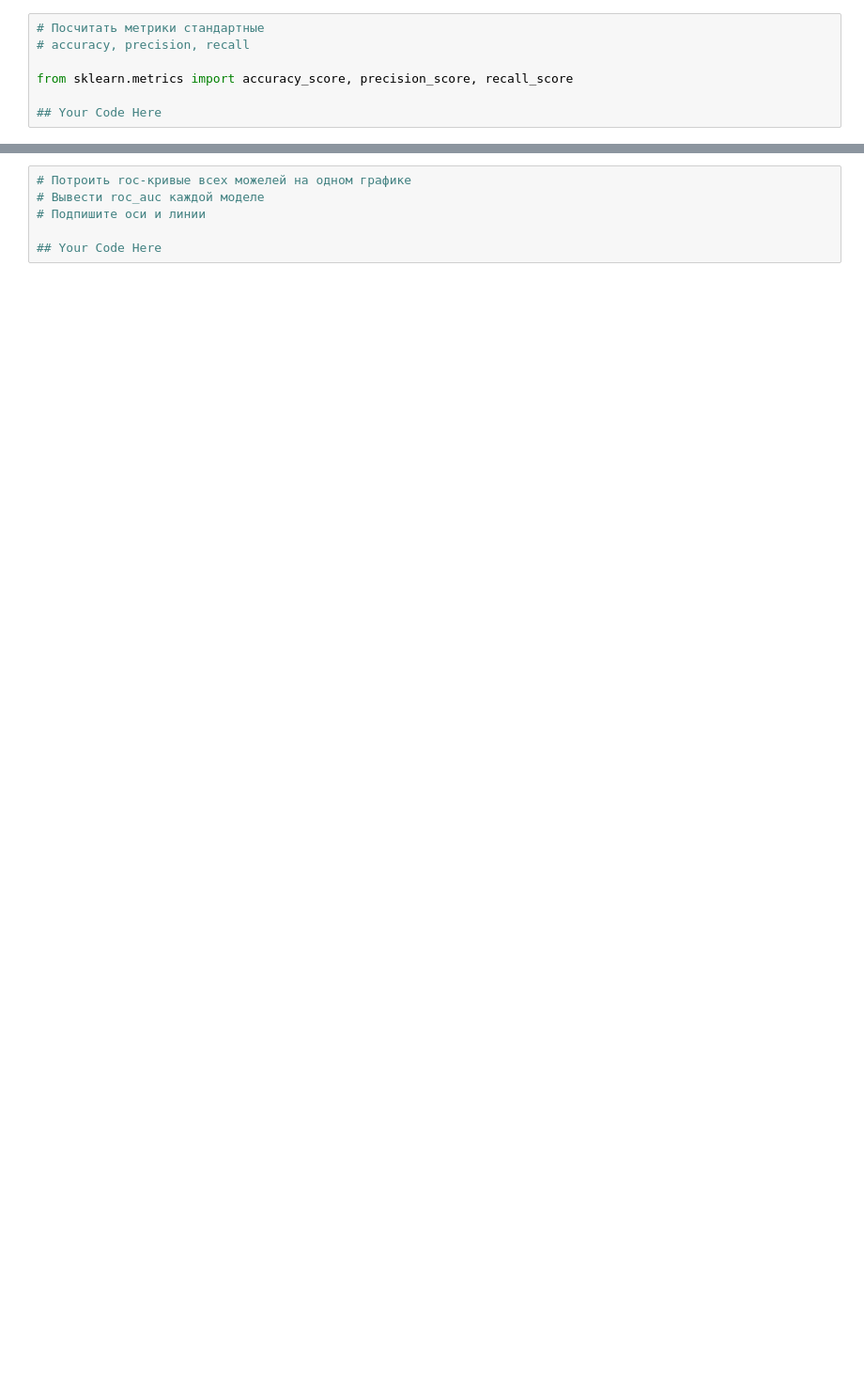
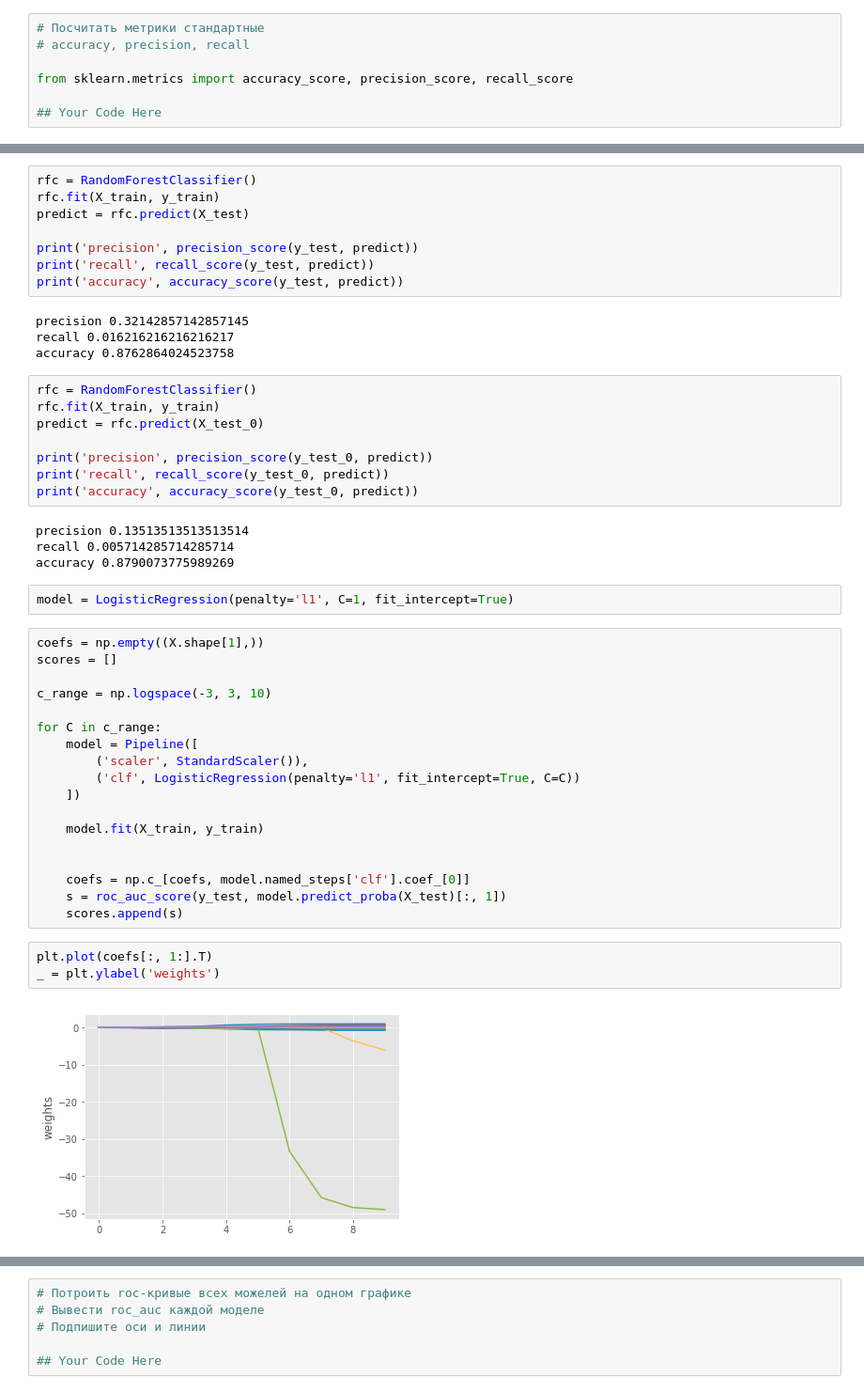
Before and after one commit to maxxvolny/sfml, a Jupyter notebook: hw2-task.ipynb, the cells around one changed output, grey strips where cells are left out. Shown: that part at 94% size. Saved outputs shown, nothing was run; the diff lists cells and outputs as text; blank space fills up the shorter version.

```diff
--- a/hw2-task.ipynb
+++ b/hw2-task.ipynb
@@ -363,0 +632,49 @@ from sklearn.metrics import accuracy_score, precision_score, recall_score
+# %%
+rfc = RandomForestClassifier()
+rfc.fit(X_train, y_train)
+predict = rfc.predict(X_test)
+
+print('precision', precision_score(y_test, predict))
+print('recall', recall_score(y_test, predict))
+print('accuracy', accuracy_score(y_test, predict))
+# %% [output]
+precision 0.32142857142857145
+recall 0.016216216216216217
+accuracy 0.8762864024523758
+# %%
+rfc = RandomForestClassifier()
+rfc.fit(X_train, y_train)
+predict = rfc.predict(X_test_0)
+
+print('precision', precision_score(y_test_0, predict))
+print('recall', recall_score(y_test_0, predict))
+print('accuracy', accuracy_score(y_test_0, predict))
+# %% [output]
+precision 0.13513513513513514
+recall 0.005714285714285714
+accuracy 0.8790073775989269
+# %%
+model = LogisticRegression(penalty='l1', C=1, fit_intercept=True)
+# %%
+coefs = np.empty((X.shape[1],))
+scores = []
+
+c_range = np.logspace(-3, 3, 10)
+
+for C in c_range:
+    model = Pipeline([
+        ('scaler', StandardScaler()),
+        ('clf', LogisticRegression(penalty='l1', fit_intercept=True, C=C))
+    ])
+
+    model.fit(X_train, y_train)
+
+
+    coefs = np.c_[coefs, model.named_steps['clf'].coef_[0]]
+    s = roc_auc_score(y_test, model.predict_proba(X_test)[:, 1])
+    scores.append(s)
+# %%
+plt.plot(coefs[:, 1:].T)
+_ = plt.ylabel('weights')
+# %% [output]
+[figure, added]
```
Also changed, not shown: parts of 54 cells of this notebook.
